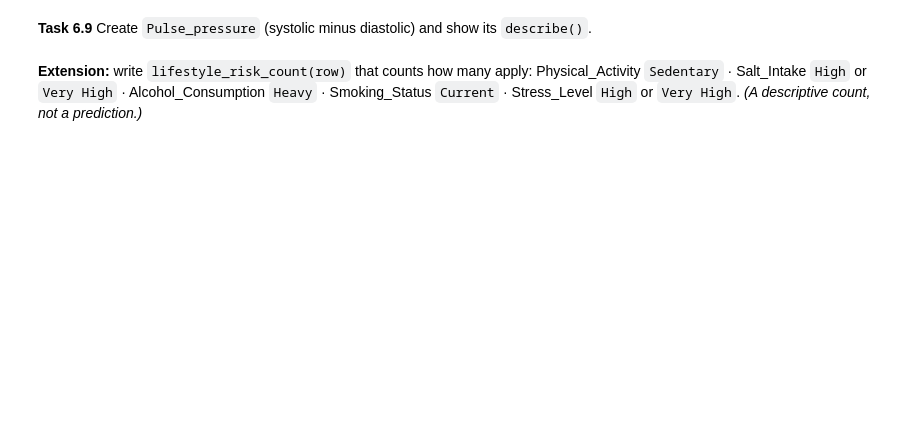
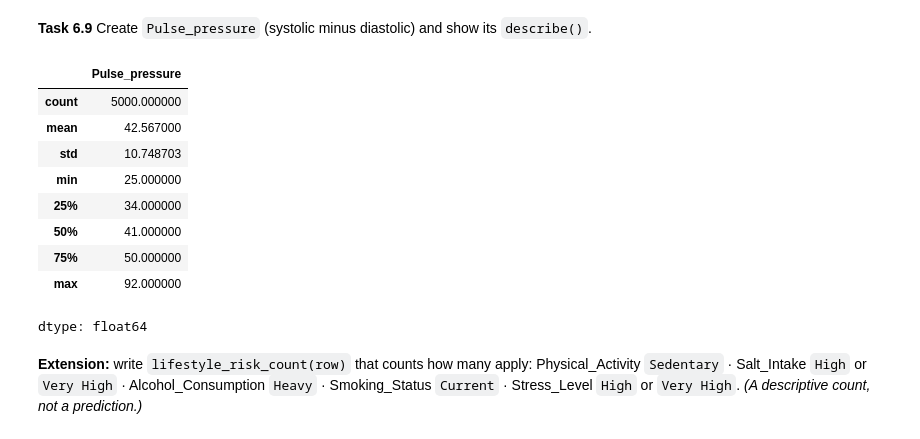
Before and after one commit to Jeyaprabakar01/programming_for_data_analysis_workshop_4_27_10_2026, a Jupyter notebook: Workshop_4_27_10_2026.ipynb, the cells around one changed output. Saved outputs shown, nothing was run; the diff lists cells and outputs as text; code cells hidden in the pictures; blank space fills up the shorter version.

```diff
--- a/Workshop_4_27_10_2026.ipynb
+++ b/Workshop_4_27_10_2026.ipynb
@@ -467,5 +487,5 @@ def age_band(age):
 
 *Check:* 60+ 1393 · 45-59 1339 · 30-44 1462 · Under 30 806
 # %%
-df['Age_band'] = ...
+df['Age_band'] = df['Age'].apply(age_band)
 df['Age_band'].value_counts()
@@ -477,13 +505,18 @@ df['Age_band'].value_counts()
 - otherwise `'Normal'`
 # %%
 def bp_stage(row):
-    if row['Systolic_BP_mmHg'] >= 140 or ...:
+    if row['Systolic_BP_mmHg'] >= 140 or row['Diastolic_BP_mmHg'] >= 90:
         return 'Stage 2'
-    # elif ...
+    elif row['Systolic_BP_mmHg'] >= 130 or row['Diastolic_BP_mmHg'] >= 80:
+        return 'Stage 1'
+    elif row['Systolic_BP_mmHg'] >= 120:
+        return 'Elevated'
+    else:
+        return 'Normal'
 # %% [markdown]
 **Task 6.6** Apply it with `apply(axis=1)` to make `BP_stage`, then compare with the existing `BP_Category` column.
 
 *Check:* the match is `1.0`
 # %%
-df['BP_stage'] = ...
+df['BP_stage'] = df.apply(bp_stage, axis=1)
 (df['BP_stage'] == df['BP_Category'].str.replace(' Hypertension', '')).mean()
@@ -492,7 +527,7 @@ df['BP_stage'] = ...
 **Task 6.7** Create three True/False columns: `Older` (Age ≥ 60), `Obese` (BMI ≥ 30), `High_glucose` (Fasting_Glucose_mg_dL ≥ 100).
 # %%
 df['Older'] = df['Age'] >= 60
-# Obese
-# High_glucose
+df['Obese'] = df['BMI'] >= 30
+df['High_glucose'] = df['Fasting_Glucose_mg_dL'] >= 100
 # %% [markdown]
 **Task 6.8** How many patients are in each group? Use `sum()` on the three columns.
@@ -501,7 +542,18 @@ df['Older'] = df['Age'] >= 60
 # %% [markdown]
 **Task 6.9** Create `Pulse_pressure` (systolic minus diastolic) and show its `describe()`.
 # %%
-df['Pulse_pressure'] = ...
+df['Pulse_pressure'] = df['Systolic_BP_mmHg'] - df['Diastolic_BP_mmHg']
 df['Pulse_pressure'].describe()
+# %% [output]
+|  | Pulse_pressure |
+| count | 5000.000000 |
+| mean | 42.567000 |
+| std | 10.748703 |
+| min | 25.000000 |
+| 25% | 34.000000 |
+| 50% | 41.000000 |
+| 75% | 50.000000 |
+| max | 92.000000 |
+dtype: float64
 # %% [markdown]
 **Extension:** write `lifestyle_risk_count(row)` that counts how many apply: Physical_Activity `Sedentary` · Salt_Intake `High` or `Very High` · Alcohol_Consumption `Heavy` · Smoking_Status `Current` · Stress_Level `High` or `Very High`. *(A descriptive count, not a prediction.)*
```
Also changed, not shown: parts of 22 cells of this notebook.
